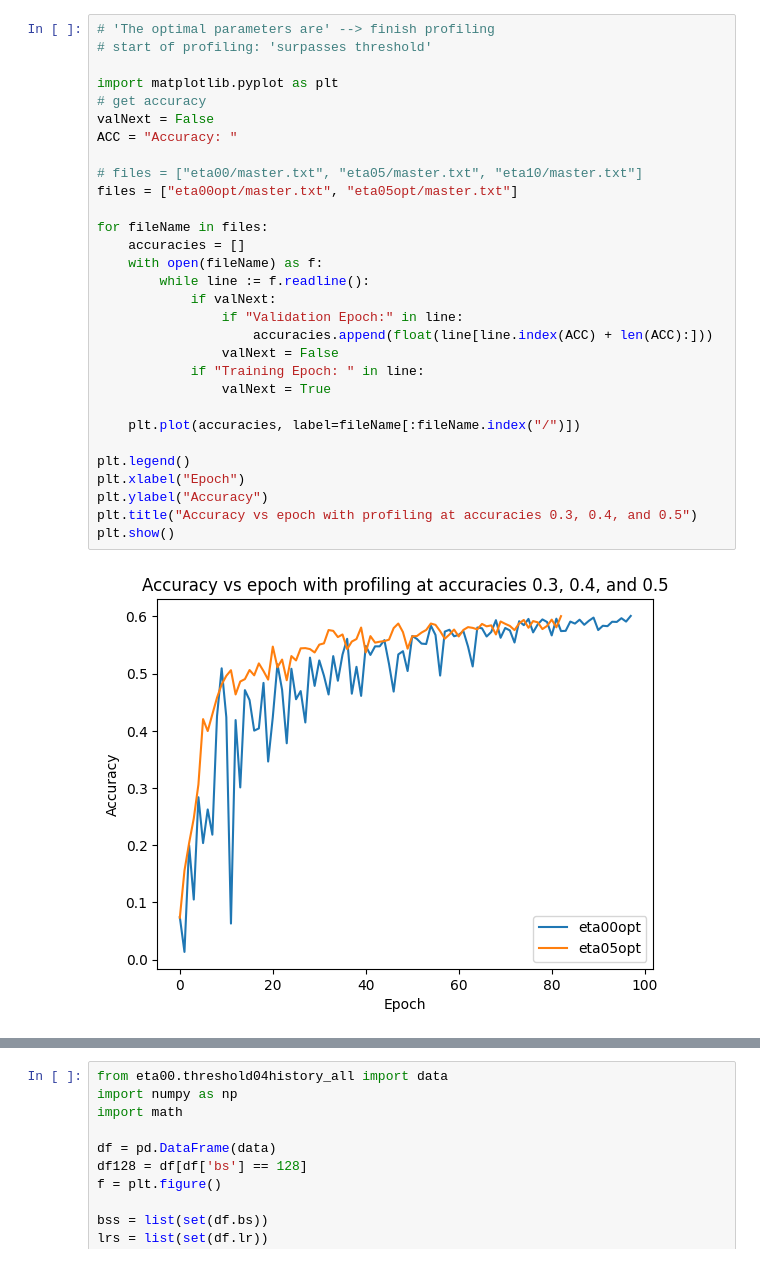
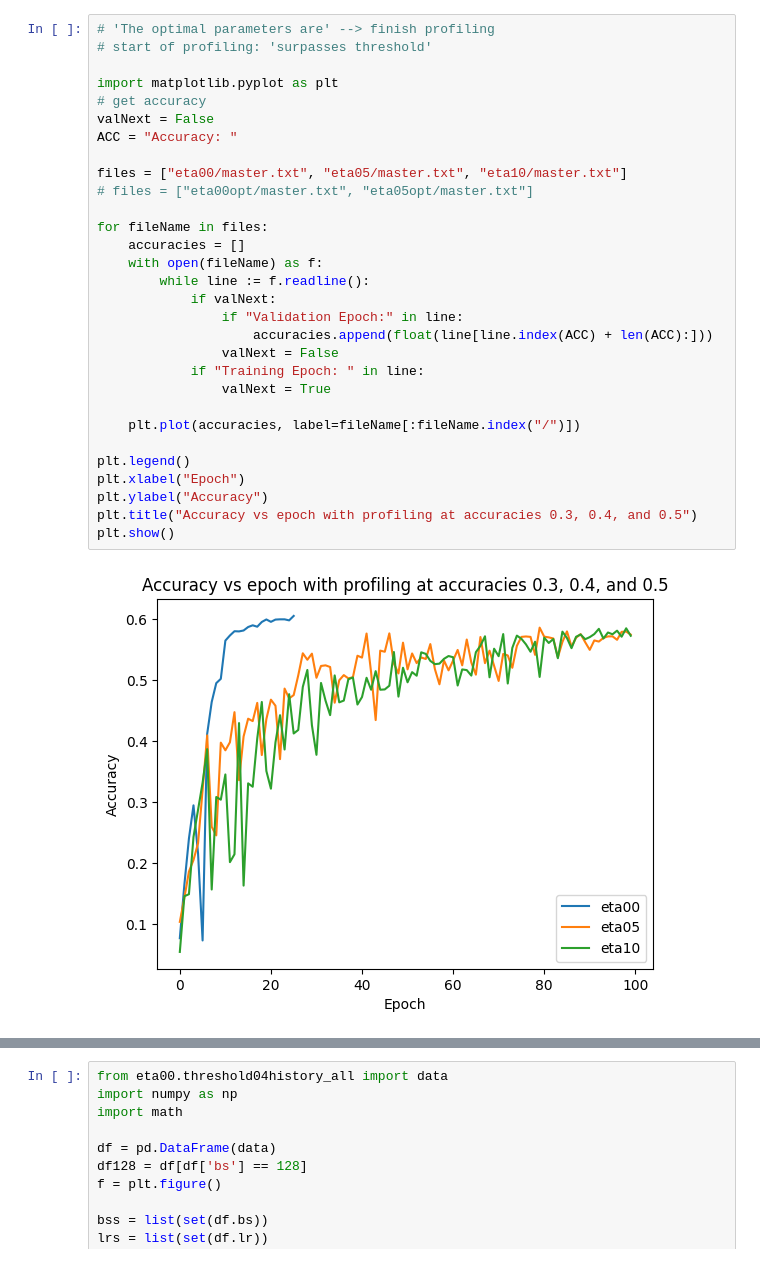
Before and after one commit to matchaginseng/automatic-bassoon, a Jupyter notebook: plots/profiler_analysis/analyze_profiler.ipynb, the cells around one changed output, grey strips where cells are left out. Saved outputs shown, nothing was run; the diff lists cells and outputs as text.

```diff
--- a/plots/profiler_analysis/analyze_profiler.ipynb
+++ b/plots/profiler_analysis/analyze_profiler.ipynb
@@ -1,34 +1,34 @@
 # %%
 # 'The optimal parameters are' --> finish profiling
 # start of profiling: 'surpasses threshold'
 
 import matplotlib.pyplot as plt
 # get accuracy
 valNext = False
 ACC = "Accuracy: "
 
-# files = ["eta00/master.txt", "eta05/master.txt", "eta10/master.txt"]
-files = ["eta00opt/master.txt", "eta05opt/master.txt"]
+files = ["eta00/master.txt", "eta05/master.txt", "eta10/master.txt"]
+# files = ["eta00opt/master.txt", "eta05opt/master.txt"]
 
 for fileName in files:
     accuracies = []
     with open(fileName) as f:
         while line := f.readline():
             if valNext:
                 if "Validation Epoch:" in line:
                     accuracies.append(float(line[line.index(ACC) + len(ACC):]))
                 valNext = False
             if "Training Epoch: " in line:
                 valNext = True
 
     plt.plot(accuracies, label=fileName[:fileName.index("/")])
 
 plt.legend()
 plt.xlabel("Epoch")
 plt.ylabel("Accuracy")
 plt.title("Accuracy vs epoch with profiling at accuracies 0.3, 0.4, and 0.5")
 plt.show()
 # %% [output]
-[figure, old version]
+[figure, new version]
 # %%
 import pandas as pd
```
Also changed, not shown: parts of 2 cells of this notebook, 1 other file.
